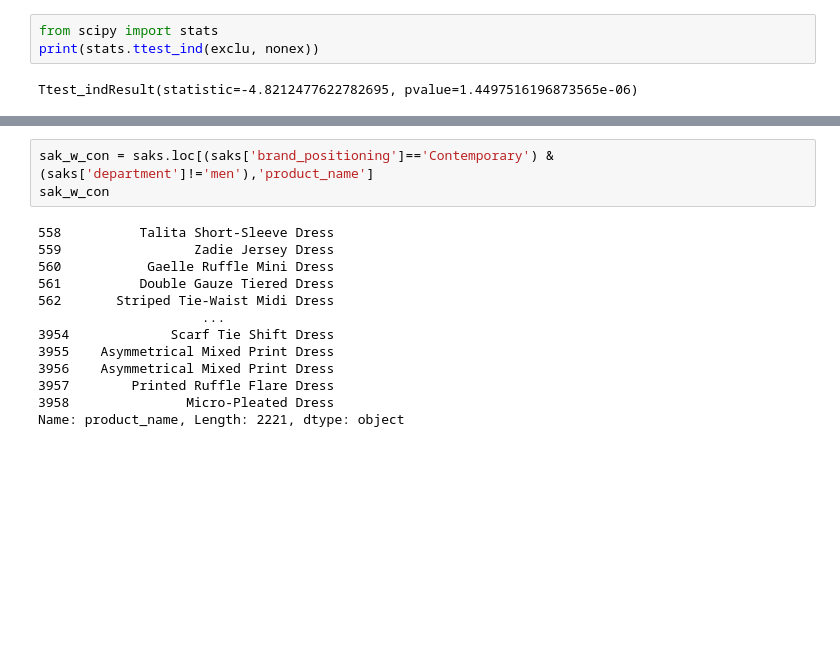
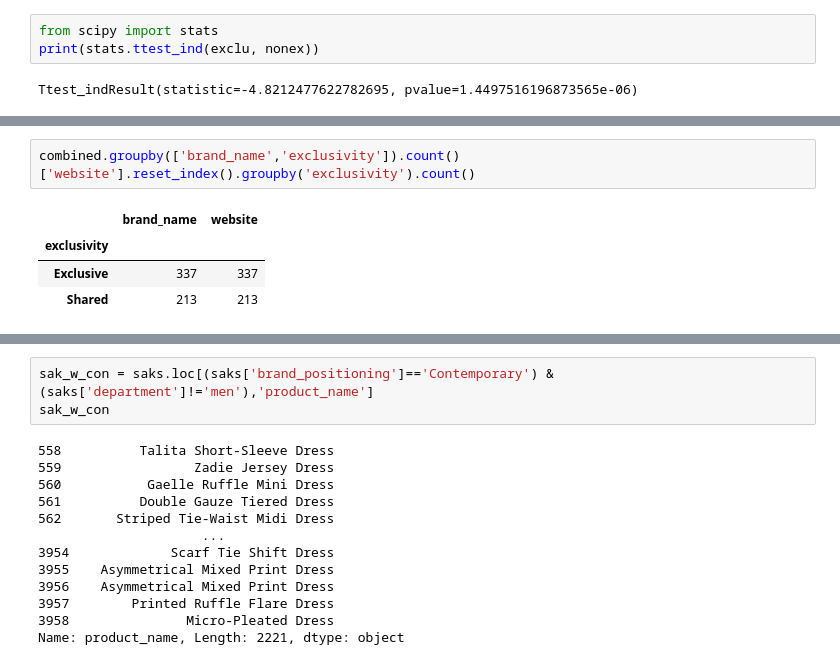
Before and after one commit to chuntao20/webscrap_discount, a Jupyter notebook: Combined_analysis.ipynb, the cells around one changed output, grey strips where cells are left out. Saved outputs shown, nothing was run; the diff lists cells and outputs as text; blank space fills up the shorter version.

```diff
--- a/Combined_analysis.ipynb
+++ b/Combined_analysis.ipynb
@@ -474 +463,8 @@ combined.groupby(['exclusivity','brand_positioning','department']).mean()[['perc
+# %%
+combined.groupby(['brand_name','exclusivity']).count()['website'].reset_index().groupby('exclusivity').count()
+# %% [output]
+|  | brand_name | website |
+| exclusivity |  |  |
+| Exclusive | 337 | 337 |
+| Shared | 213 | 213 |
 # %%
```
Also changed, not shown: parts of 15 cells of this notebook.
